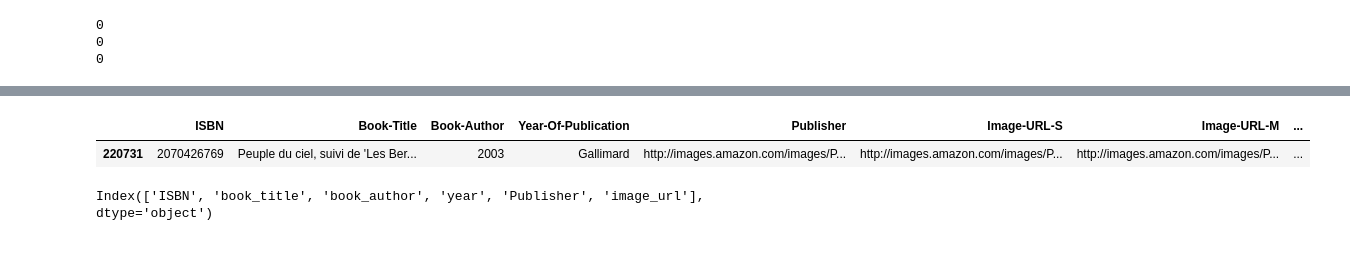
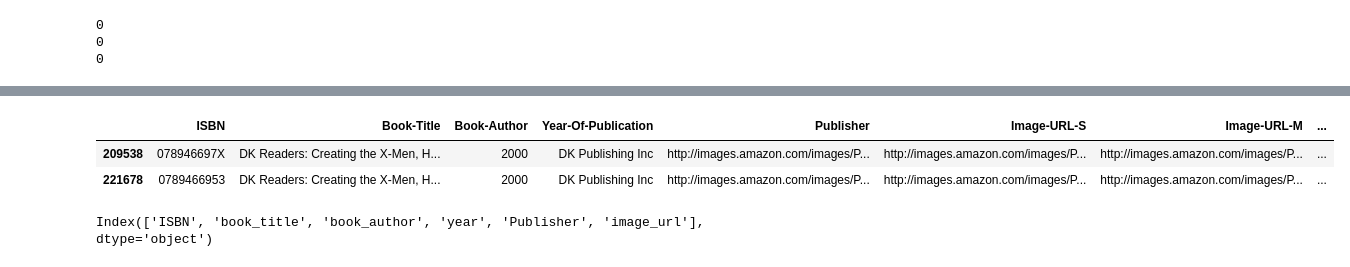
Before and after one commit to RheedWhan/book-recommendation, a Jupyter notebook: Book recommendation system2.ipynb, the cells around one changed output, grey strips where cells are left out. Saved outputs shown, nothing was run; the diff lists cells and outputs as text; code cells hidden in the pictures.

```diff
--- a/Book recommendation system2.ipynb
+++ b/Book recommendation system2.ipynb
@@ -130,6 +130,8 @@ array([2002, 2001, 1991, 1999, 2000, 1993, 1996, 1988, 2004, 1998, 1994,
 # %%
-books[books['Year-Of-Publication'] == 'Gallimard']
+filtered_books =  books[books['Year-Of-Publication'].isin(['Gallimard', 'DK Publishing Inc'])]
+filtered_books
 # %% [output]
 |  | ISBN | Book-Title | Book-Author | Year-Of-Publication | Publisher | Image-URL-S | Image-URL-M | ... |
-| 220731 | 2070426769 | Peuple du ciel, suivi de 'Les Ber... | 2003 | Gallimard | http://images.amazon.com/images/P... | http://images.amazon.com/images/P... | http://images.amazon.com/images/P... | ... |
+| 209538 | 078946697X | DK Readers: Creating the X-Men, H... | 2000 | DK Publishing Inc | http://images.amazon.com/images/P... | http://images.amazon.com/images/P... | http://images.amazon.com/images/P... | ... |
+| 221678 | 0789466953 | DK Readers: Creating the X-Men, H... | 2000 | DK Publishing Inc | http://images.amazon.com/images/P... | http://images.amazon.com/images/P... | http://images.amazon.com/images/P... | ... |
 # %%
```
Also changed, not shown: parts of 5 cells of this notebook.
